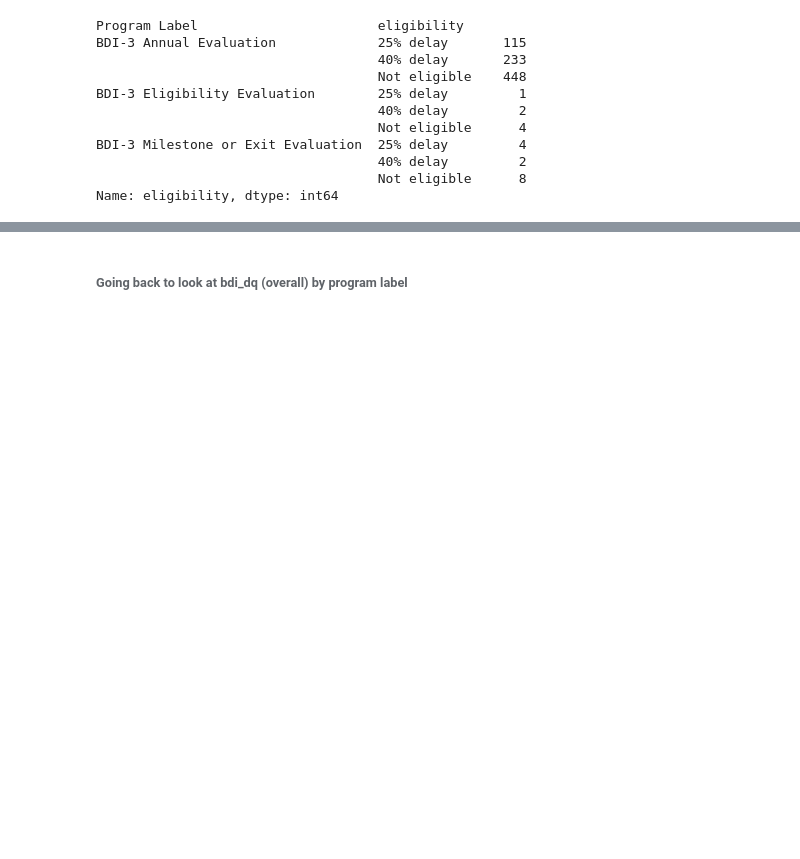
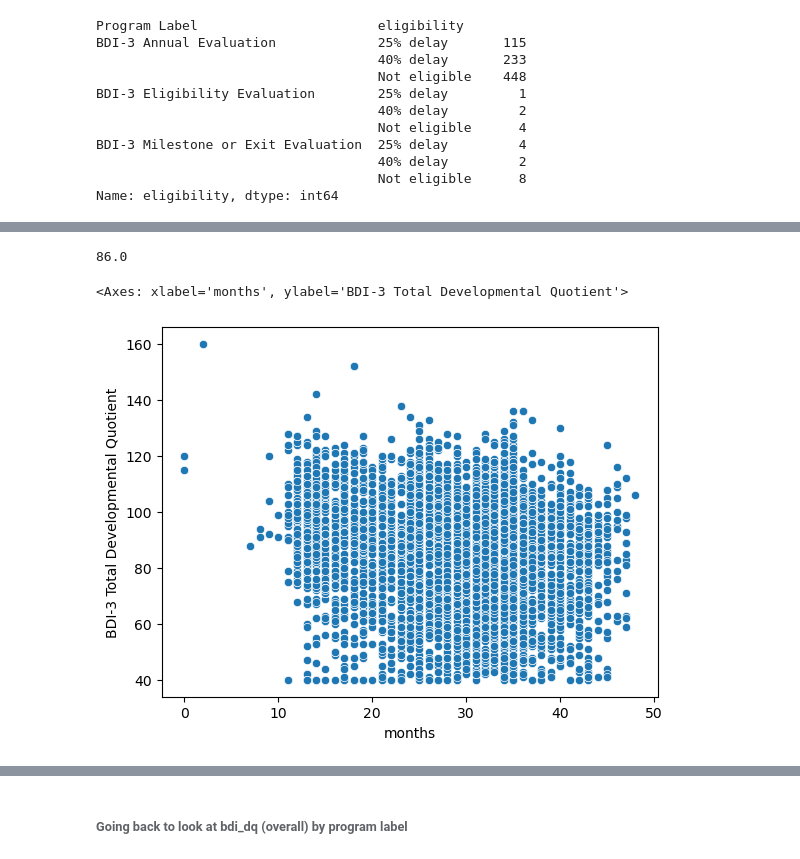
Before and after one commit to NSS-Data-Analytics-Cohort-10/teis-labracoders, a Jupyter notebook: notebooks/eda_2.ipynb, the cells around one changed output, grey strips where cells are left out. Saved outputs shown, nothing was run; the diff lists cells and outputs as text; code cells hidden in the pictures; blank space fills up the shorter version.

```diff
--- a/notebooks/eda_2.ipynb
+++ b/notebooks/eda_2.ipynb
@@ -669,0 +726,4 @@ Name: eligibility, dtype: int64
+# %%
+bdi_an_eval=bdi_dq.loc[bdi_dq['Program Label']=='BDI-3 Annual Evaluation']
+bdi_an_eval=bdi_an_eval.reset_index().drop(columns=['index'])
+bdi_an_eval=bdi_an_eval.iloc[:,[5,6,7]]
@@ -669,0 +742,9 @@ Name: eligibility, dtype: int64
+# %%
+bdi_an_eval['BDI-3 Total Developmental Quotient'].median()
+# %% [output]
+86.0
+# %%
+sns.scatterplot(data=bdi_an_eval,x='months',y='BDI-3 Total Developmental Quotient')
+# %% [output]
+<Axes: xlabel='months', ylabel='BDI-3 Total Developmental Quotient'>
+[figure, added]
```
Also changed, not shown: parts of 23 cells of this notebook.
